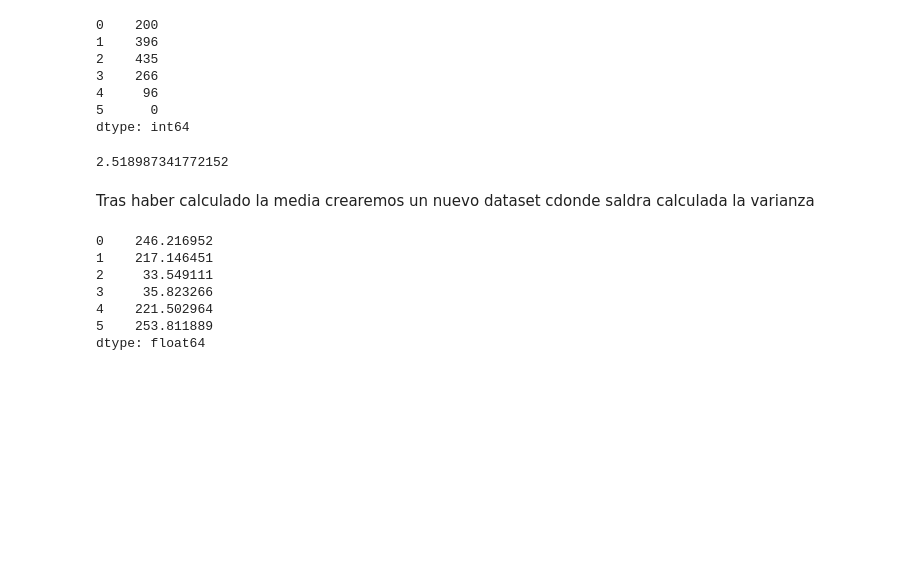
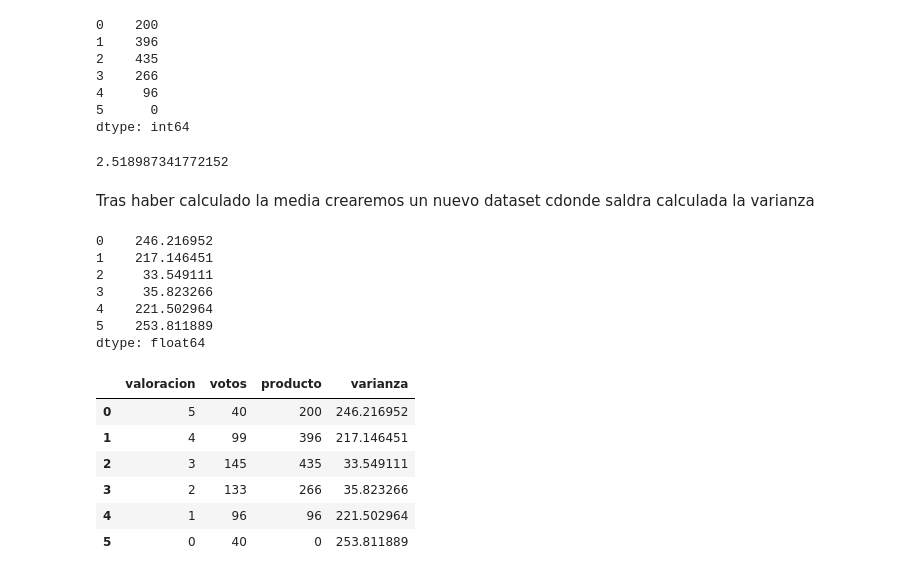
Before and after one commit to seerraa16/criticas-de-peliculas2, a Jupyter notebook: codigo.ipynb, the cells around one changed output. Saved outputs shown, nothing was run; the diff lists cells and outputs as text; code cells hidden in the pictures; blank space fills up the shorter version.

Commit message:
juntar dataframe

```diff
--- a/codigo.ipynb
+++ b/codigo.ipynb
@@ -64,3 +64,16 @@ df_varianza
 4    221.502964
 5    253.811889
 dtype: float64
+# %%
+# ahora juntaremos en un dataframe los datos de la tabla de frecuencias y la varianza y la media
+df_peliculas['producto'] = df_producto
+df_peliculas['varianza'] = df_varianza
+df_peliculas
+# %% [output]
+|  | valoracion | votos | producto | varianza |
+| 0 | 5 | 40 | 200 | 246.216952 |
+| 1 | 4 | 99 | 396 | 217.146451 |
+| 2 | 3 | 145 | 435 | 33.549111 |
+| 3 | 2 | 133 | 266 | 35.823266 |
+| 4 | 1 | 96 | 96 | 221.502964 |
+| 5 | 0 | 40 | 0 | 253.811889 |
```
